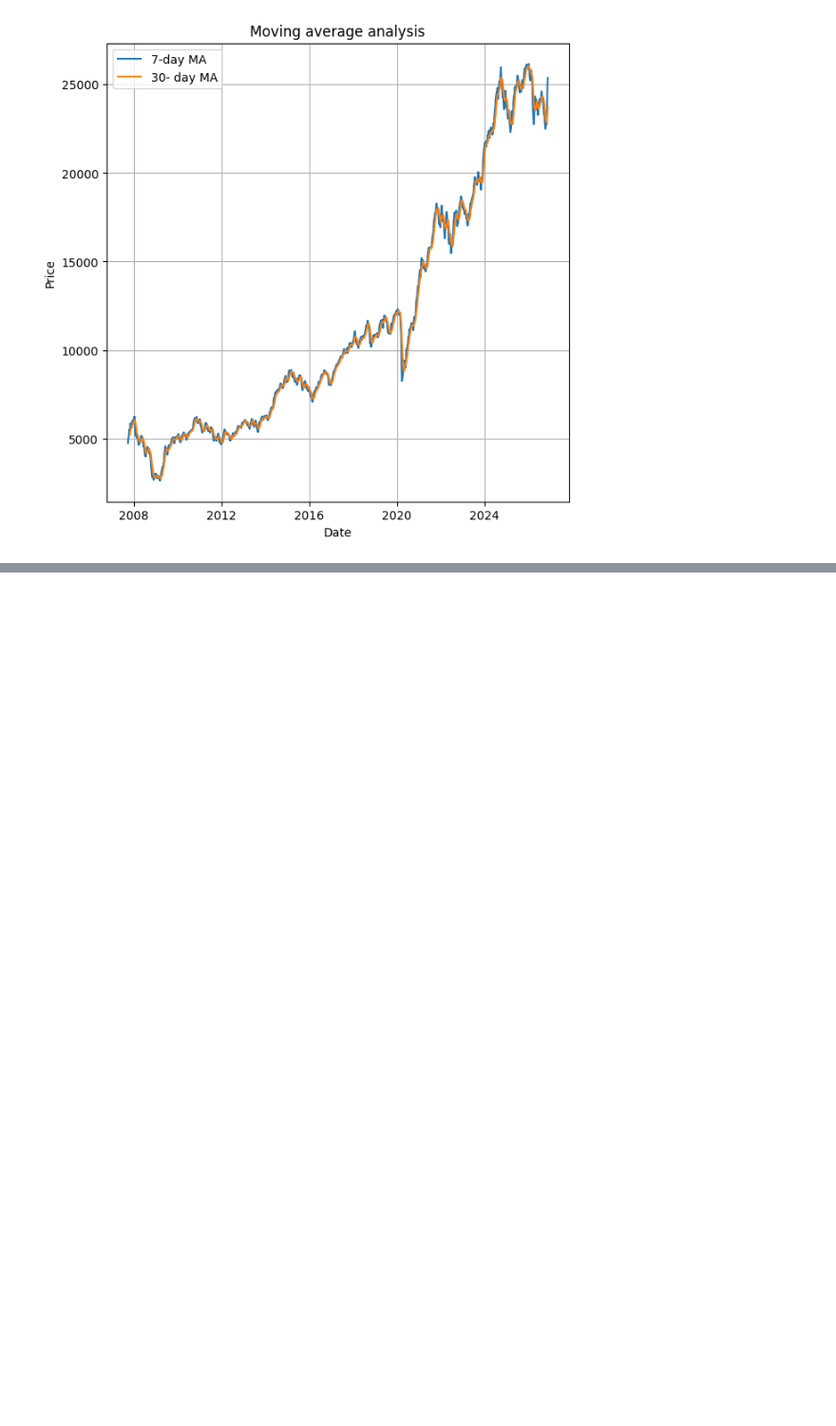
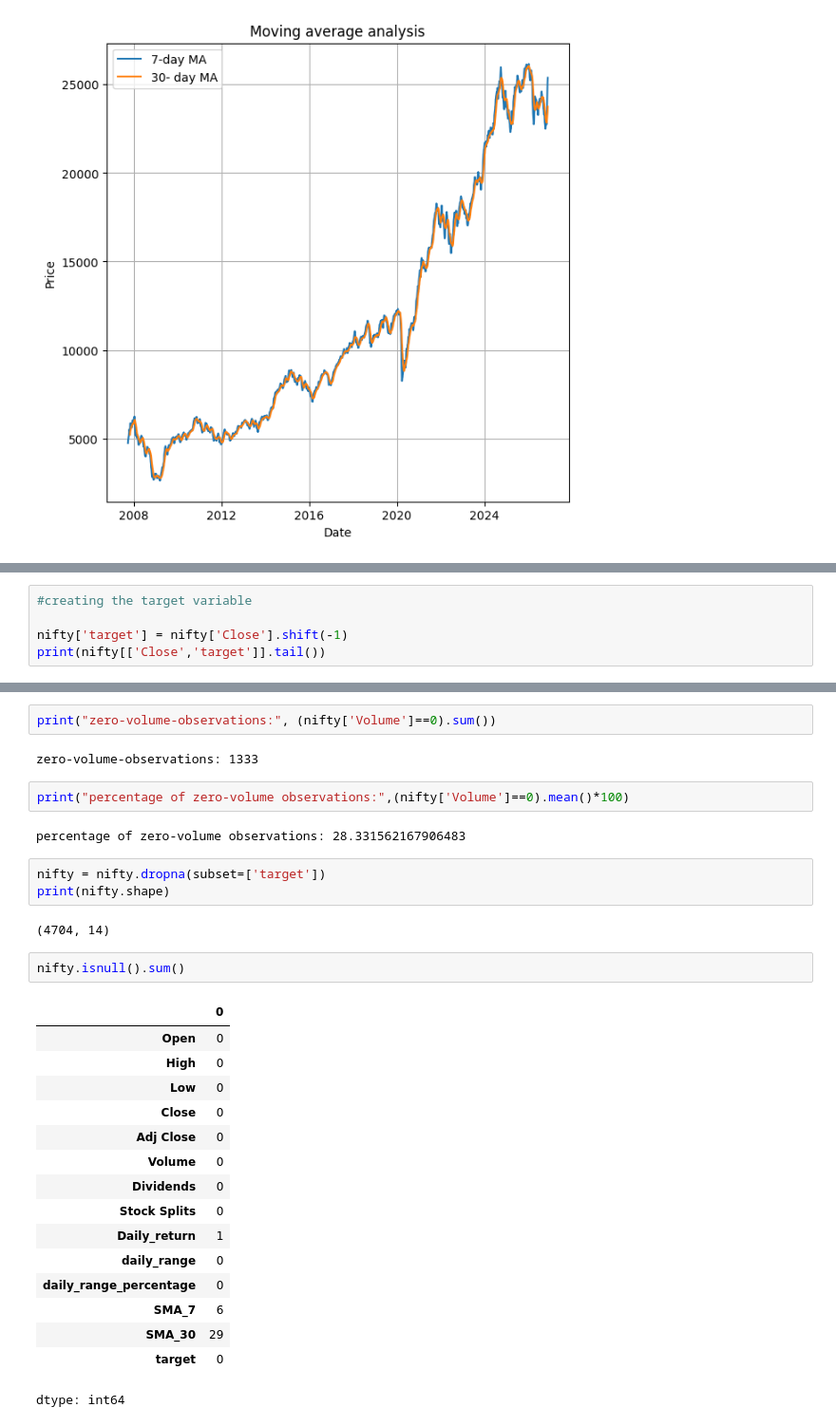
Before and after one commit to pratheekm09/AngryBirdsStage2.5StudentActivity, a Jupyter notebook: Welcome_To_Colab.ipynb, the cells around one changed output, grey strips where cells are left out. Shown at 95% size. Drawn from its saved outputs; the diff is of its cells as text; blank space fills up the shorter version.

```diff
--- a/Welcome_To_Colab.ipynb
+++ b/Welcome_To_Colab.ipynb
@@ -283,0 +351,5 @@ plt.show()
+# %%
+#creating the target variable
+
+nifty['target'] = nifty['Close'].shift(-1)
+print(nifty[['Close','target']].tail())
@@ -283,0 +364,32 @@ plt.show()
+# %%
+print("zero-volume-observations:", (nifty['Volume']==0).sum())
+# %% [output]
+zero-volume-observations: 1333
+# %%
+print("percentage of zero-volume observations:",(nifty['Volume']==0).mean()*100)
+# %% [output]
+percentage of zero-volume observations: 28.331562167906483
+# %%
+nifty = nifty.dropna(subset=['target'])
+print(nifty.shape)
+# %% [output]
+(4704, 14)
+# %%
+nifty.isnull().sum()
+# %% [output]
+|  | 0 |
+| Open | 0 |
+| High | 0 |
+| Low | 0 |
+| Close | 0 |
+| Adj Close | 0 |
+| Volume | 0 |
+| Dividends | 0 |
+| Stock Splits | 0 |
+| Daily_return | 1 |
+| daily_range | 0 |
+| daily_range_percentage | 0 |
+| SMA_7 | 6 |
+| SMA_30 | 29 |
+| target | 0 |
+dtype: int64
```
Also changed, not shown: parts of 15 cells of this notebook.
